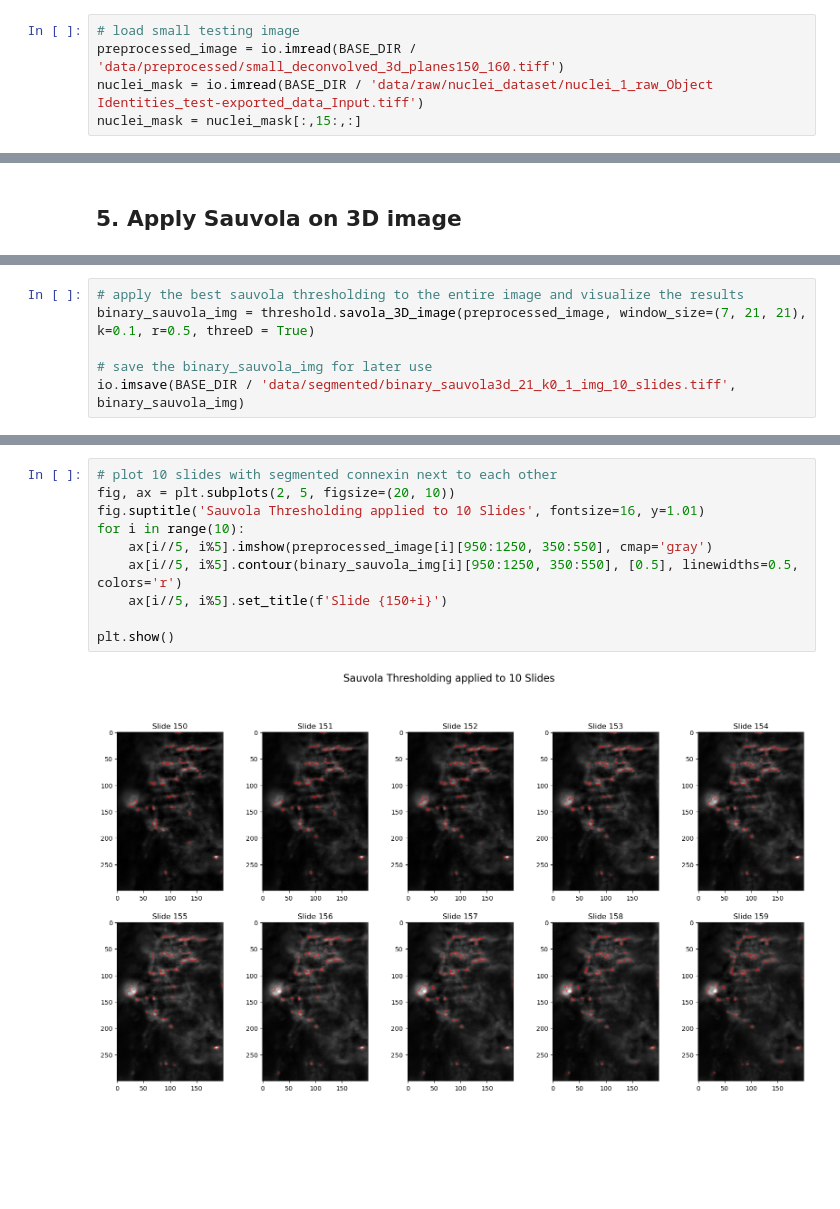
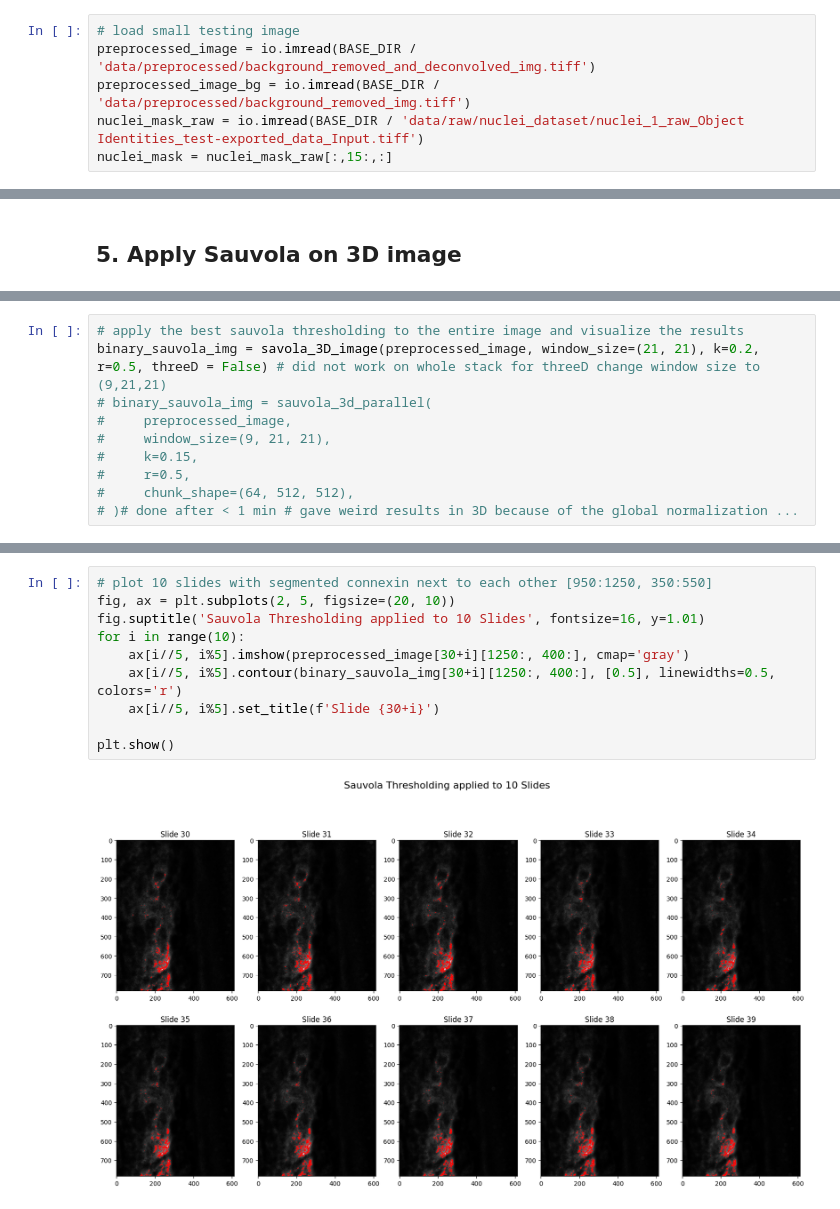
Before and after one commit to llloretta/connexin-pipeline, a Jupyter notebook: notebooks/2_1_segmentation.ipynb, the cells around one changed output, grey strips where cells are left out. Cells and saved outputs as stored; diff of their text form; blank space fills up the shorter version.

```diff
--- a/notebooks/2_1_segmentation.ipynb
+++ b/notebooks/2_1_segmentation.ipynb
@@ -34,5 +35,6 @@ from threshold import adapted_sauvola_threshold
 # %%
 # load small testing image
-preprocessed_image = io.imread(BASE_DIR / 'data/preprocessed/small_deconvolved_3d_planes150_160.tiff')
-nuclei_mask = io.imread(BASE_DIR / 'data/raw/nuclei_dataset/nuclei_1_raw_Object Identities_test-exported_data_Input.tiff')
-nuclei_mask = nuclei_mask[:,15:,:]
+preprocessed_image = io.imread(BASE_DIR / 'data/preprocessed/background_removed_and_deconvolved_img.tiff')
+preprocessed_image_bg = io.imread(BASE_DIR / 'data/preprocessed/background_removed_img.tiff')
+nuclei_mask_raw = io.imread(BASE_DIR / 'data/raw/nuclei_dataset/nuclei_1_raw_Object Identities_test-exported_data_Input.tiff')
+nuclei_mask = nuclei_mask_raw[:,15:,:]
@@ -281,6 +297,10 @@ import threshold
 # %%
 # apply the best sauvola thresholding to the entire image and visualize the results
-binary_sauvola_img = threshold.savola_3D_image(preprocessed_image, window_size=(7, 21, 21), k=0.1, r=0.5, threeD = True)
-
-# save the binary_sauvola_img for later use
-io.imsave(BASE_DIR / 'data/segmented/binary_sauvola3d_21_k0_1_img_10_slides.tiff', binary_sauvola_img)
+binary_sauvola_img = savola_3D_image(preprocessed_image, window_size=(21, 21), k=0.2, r=0.5, threeD = False) # did not work on whole stack for threeD change window size to (9,21,21)
+# binary_sauvola_img = sauvola_3d_parallel(
+#     preprocessed_image,
+#     window_size=(9, 21, 21),
+#     k=0.15,
+#     r=0.5,
+#     chunk_shape=(64, 512, 512),
+# )# done after < 1 min # gave weird results in 3D because of the global normalization ...
@@ -297,14 +323,14 @@ Number of connected components (plaques) detected: 328
         [0, 0, 0, ..., 0, 0, 0],
         [0, 0, 0, ..., 0, 0, 0]], shape=(2033, 1012), dtype=int32))
 # %%
-# plot 10 slides with segmented connexin next to each other
+# plot 10 slides with segmented connexin next to each other [950:1250, 350:550]
 fig, ax = plt.subplots(2, 5, figsize=(20, 10))
 fig.suptitle('Sauvola Thresholding applied to 10 Slides', fontsize=16, y=1.01)
 for i in range(10):
-    ax[i//5, i%5].imshow(preprocessed_image[i][950:1250, 350:550], cmap='gray')
-    ax[i//5, i%5].contour(binary_sauvola_img[i][950:1250, 350:550], [0.5], linewidths=0.5, colors='r')
-    ax[i//5, i%5].set_title(f'Slide {150+i}')
+    ax[i//5, i%5].imshow(preprocessed_image[30+i][1250:, 400:], cmap='gray')
+    ax[i//5, i%5].contour(binary_sauvola_img[30+i][1250:, 400:], [0.5], linewidths=0.5, colors='r')
+    ax[i//5, i%5].set_title(f'Slide {30+i}')
 
 plt.show()
 # %% [output]
-[figure, old version]
+[figure, new version]
```
Also changed, not shown: parts of 14 cells of this notebook, 11 other files.
